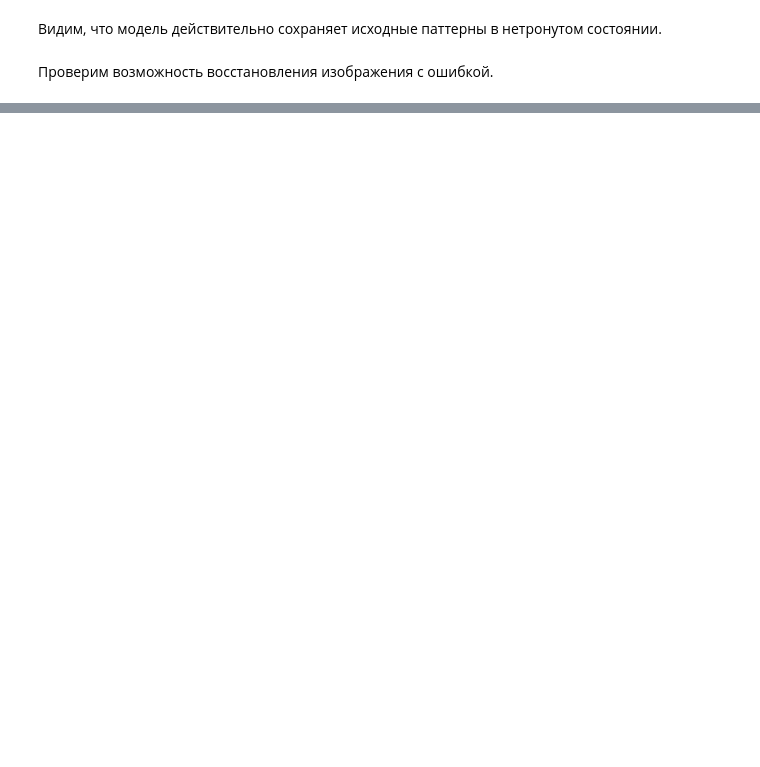
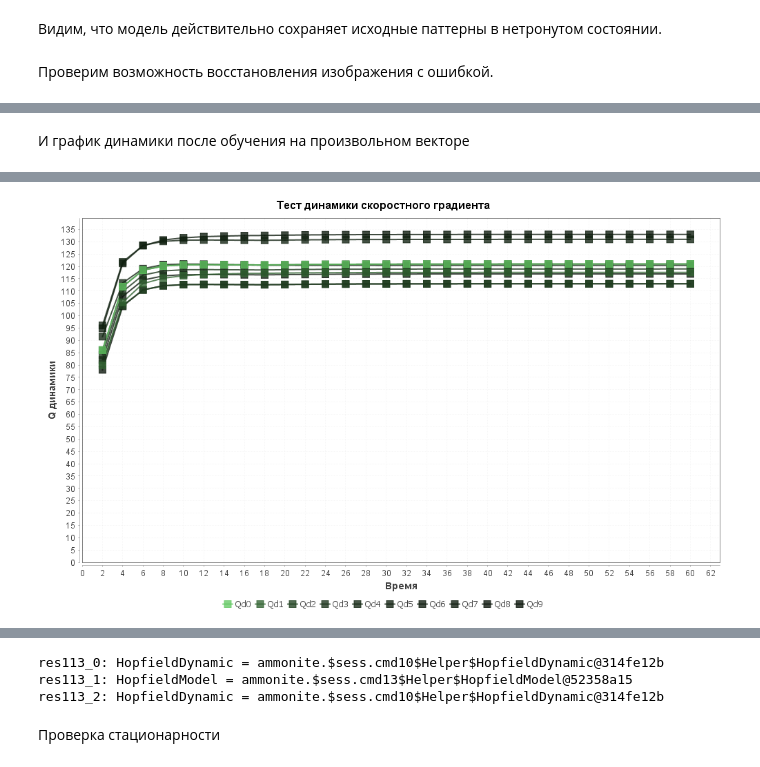
Before and after one commit to paranormalKrono/intro-ml, a Jupyter notebook: notebooks/Hopfield_Network.ipynb, the cells around one changed output, grey strips where cells are left out. Drawn from its saved outputs; the diff is of its cells as text; code cells hidden in the pictures; blank space fills up the shorter version.

```diff
--- a/notebooks/Hopfield_Network.ipynb
+++ b/notebooks/Hopfield_Network.ipynb
@@ -713,0 +1847,10 @@ threshold: Double = 1500.0
+# %% [markdown]
+И график динамики после обучения на произвольном векторе
+# %%
+hopfield_double.dyn.set_time(0.0)
+hopfield_double.move_fit_data(StepType.Dynamic, FitType.VelocityGradient)
+hopfield_double.dyn.set_randomised_state(r1 = -3.0, r2 = 3.0)
+display_patterns(Array(hopfield_double.dyn.get_x()), width_m, height_m, enc_m)
+test_velgrad(hopfield_double, hopfield_errors, show_steps = 30, dynamic_steps =  1)
+display_patterns(Array(hopfield_double.dyn.get_x()), width_m, height_m, enc_m)
+# %% [output]
@@ -713,0 +1858 @@ threshold: Double = 1500.0
+[figure, added]
@@ -713,0 +1860,5 @@ threshold: Double = 1500.0
+res113_0: HopfieldDynamic = ammonite.$sess.cmd10$Helper$HopfieldDynamic@314fe12b
+res113_1: HopfieldModel = ammonite.$sess.cmd13$Helper$HopfieldModel@52358a15
+res113_2: HopfieldDynamic = ammonite.$sess.cmd10$Helper$HopfieldDynamic@314fe12b
+# %% [markdown]
+Проверка стационарности
```
Also changed, not shown: parts of 82 cells of this notebook, 36 other files.
